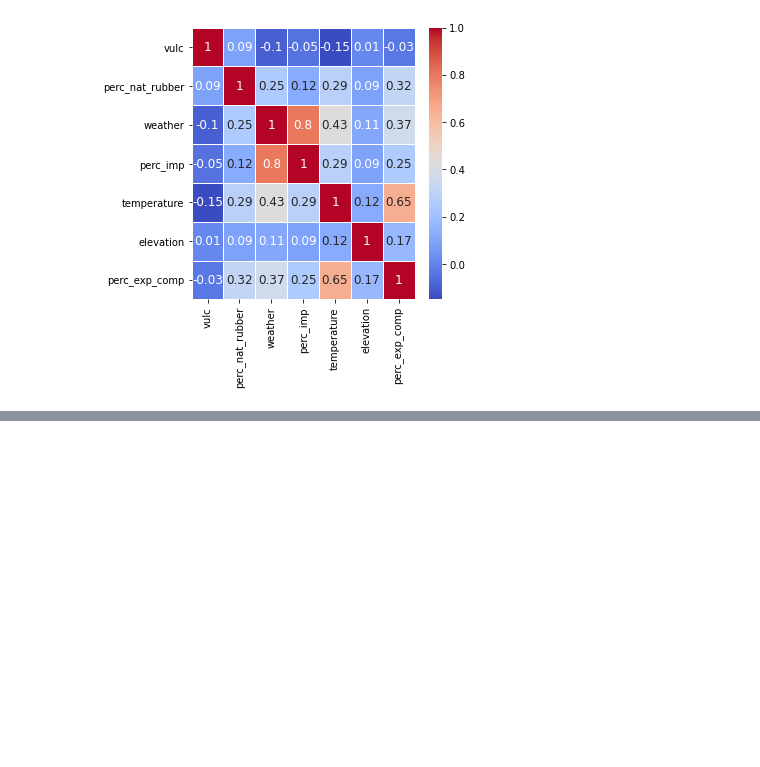
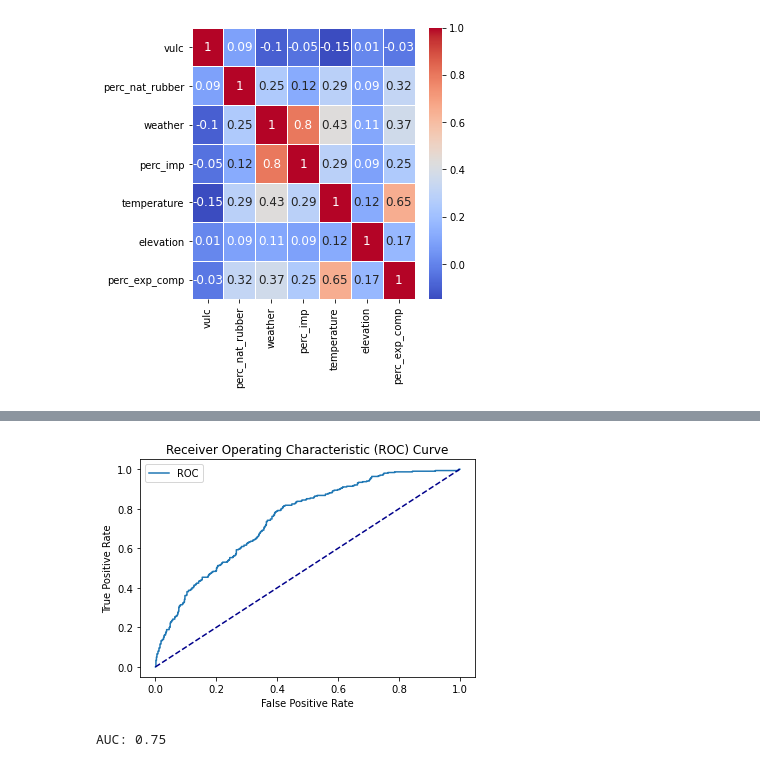
Before and after one commit to AndreaScarpellini1/ML-Project, a Jupyter notebook: Project .ipynb, the cells around one changed output, grey strips where cells are left out. Cells and saved outputs as stored; diff of their text form; code cells hidden in the pictures; blank space fills up the shorter version.

```diff
--- a/Project .ipynb
+++ b/Project .ipynb
@@ -264,0 +425,7 @@ plt.show()
+# %%
+model_MLP=MLPClassifier(hidden_layer_sizes=(100,20,5), alpha=0.1, max_iter=2000)
+
+fpr6,tpr6=roc(model_MLP,X_train,y_train,X_test,y_test)
+# %% [output]
+[figure, added]
+AUC: 0.75
```
Also changed, not shown: parts of 16 cells of this notebook.
